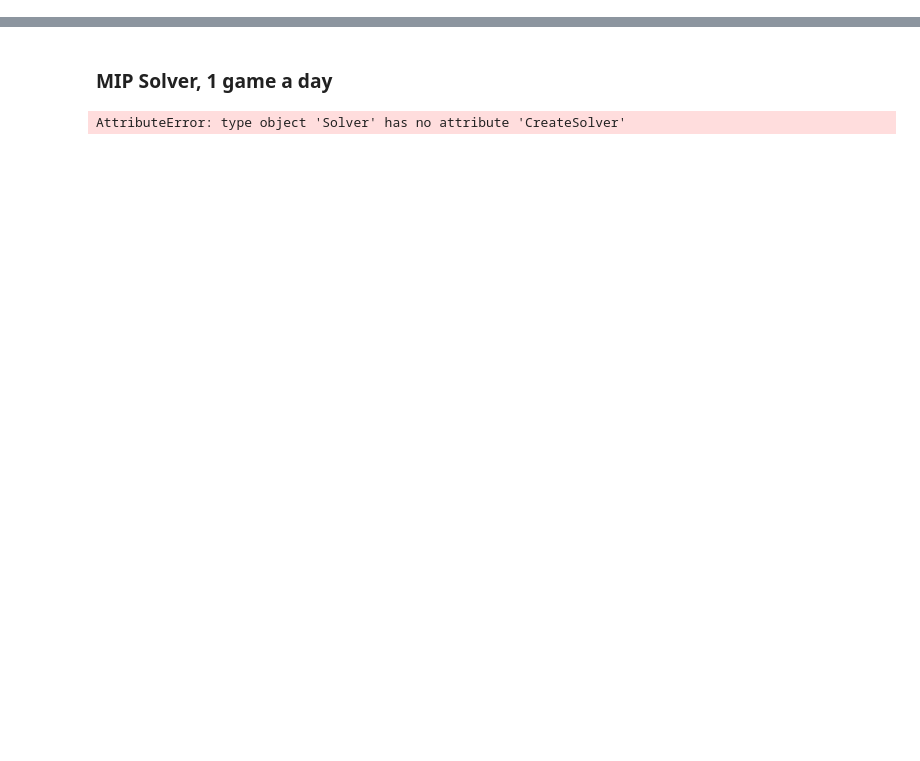
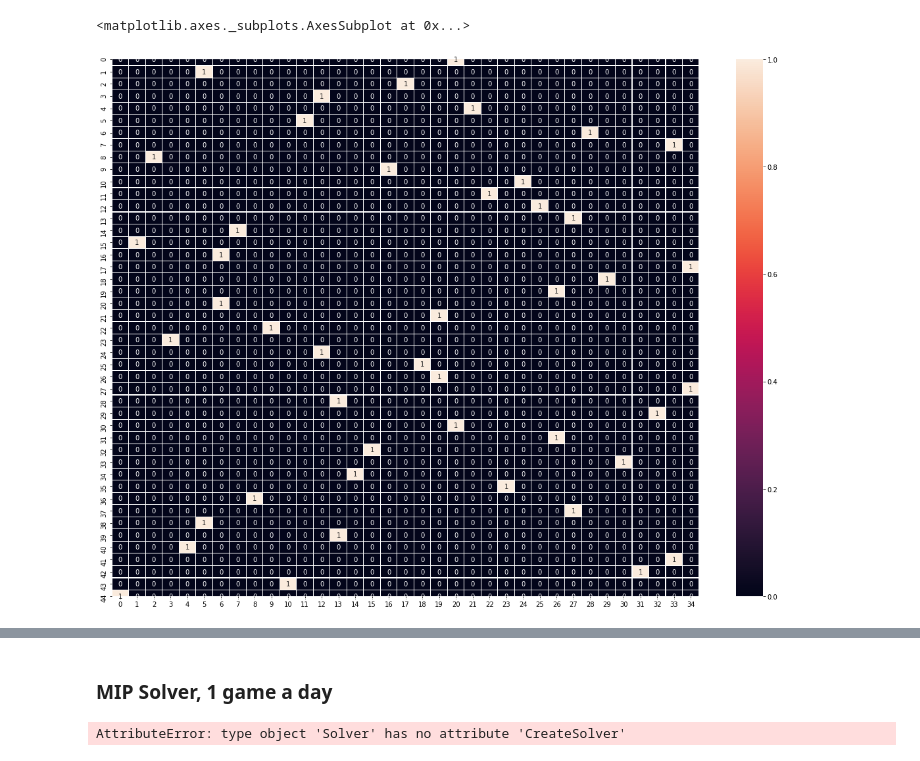
Before and after one commit to yatiraj1/optimization, a Jupyter notebook: ortools_scheduling/game_day_scheduling.ipynb, the cells around one changed output, grey strips where cells are left out. Cells and saved outputs as stored; diff of their text form; code cells hidden in the pictures; blank space fills up the shorter version.

Commit message:
added game scheduling weekday / weekend diff

```diff
--- a/ortools_scheduling/game_day_scheduling.ipynb
+++ b/ortools_scheduling/game_day_scheduling.ipynb
@@ -2,0 +8,12 @@
+# %%
+game_values = np.random.randint(10, size=(45,35))
+# %%
+#modifying  game_values so that there is same value for weekdays/weekends, which is different from weekends/weekdays
+for i in range(len(game_values)):
+    wnd = max(game_values[i]) + np.random.randint(-1, 2)
+    wkd = np.mean(game_values[i]) + np.random.randint(-2,3)
+    for j in range(len(game_values[0])):
+        if j%7 <= 4:
+            game_values[i,j] = wkd
+        else:
+            game_values[i,j] = wnd
@@ -3,6 +22,7 @@
 # %%
 from ortools.sat.python import cp_model
 
+# we will replace workers with games and tasks with days
 
 def main():
     # Data
@@ -14,7 +34,7 @@ def main():
         [50, 100, 90, 100],
     ]"""
 
-    costs = [
+    """costs = [
         [10,10,10,10,10,20],
         [20,20,20,20,20,30],
         [40,40,40,40,40,45],
@@ -23,7 +43,10 @@ def main():
         [10,10,10,10,10,25],
         [10,10,10,10,10,15]
 
-    ]
+    ]"""
+
+    costs = game_values
+
     num_workers = len(costs)
     num_tasks = len(costs[0])
 
@@ -39,13 +62,13 @@ def main():
         x.append(t)
 
     # Constraints
-    # Each worker is assigned to at most one task.
+    # Each worker/game is assigned to at most one task/day.
     for i in range(num_workers):
         model.Add(sum(x[i][j] for j in range(num_tasks)) <= 1)
 
-    # Each task is assigned to exactly one worker.
+    # Each task/day is assigned to exactly one worker/game on weekdays. on weekends, there can be 2 games per day
     for j in range(num_tasks):
-        if j < num_tasks-1:
+        if j%7 <= 4:
             model.Add(sum(x[i][j] for i in range(num_workers)) == 1)
         else:
             model.Add(sum(x[i][j] for i in range(num_workers)) == 2)
@@ -61,6 +84,7 @@ def main():
     solver = cp_model.CpSolver()
     status = solver.Solve(model)
 
+
     # Print solution.
     if status == cp_model.OPTIMAL or status == cp_model.FEASIBLE:
         print('Total cost = %i' % solver.ObjectiveValue())
@@ -70,10 +94,12 @@ def main():
                 if solver.BooleanValue(x[i][j]):
                     print('Game ', i, ' assigned to day ', j, '  Cost = ',
                           costs[i][j])
+        soln_matrix = pd.DataFrame(x).applymap(solver.BooleanValue) # creating and returning the solution in grid / matrix form
+        return(soln_matrix)
     else:
         print('No solution found.')
 
 
 if __name__ == '__main__':
-    main()
+    soln = main()
 # %% [output]
@@ -88,0 +123,6 @@ Game  6  assigned to day  1   Cost =  10
+# %%
+fig, ax = plt.subplots(figsize=(20,15))
+sns.heatmap(soln, linecolor = 'white', linewidths = 0.1, annot = True, ax = ax)
+# %% [output]
+<matplotlib.axes._subplots.AxesSubplot at 0x...>
+[figure, added]
```
Also changed, not shown: parts of 5 cells of this notebook, 1 other file.
